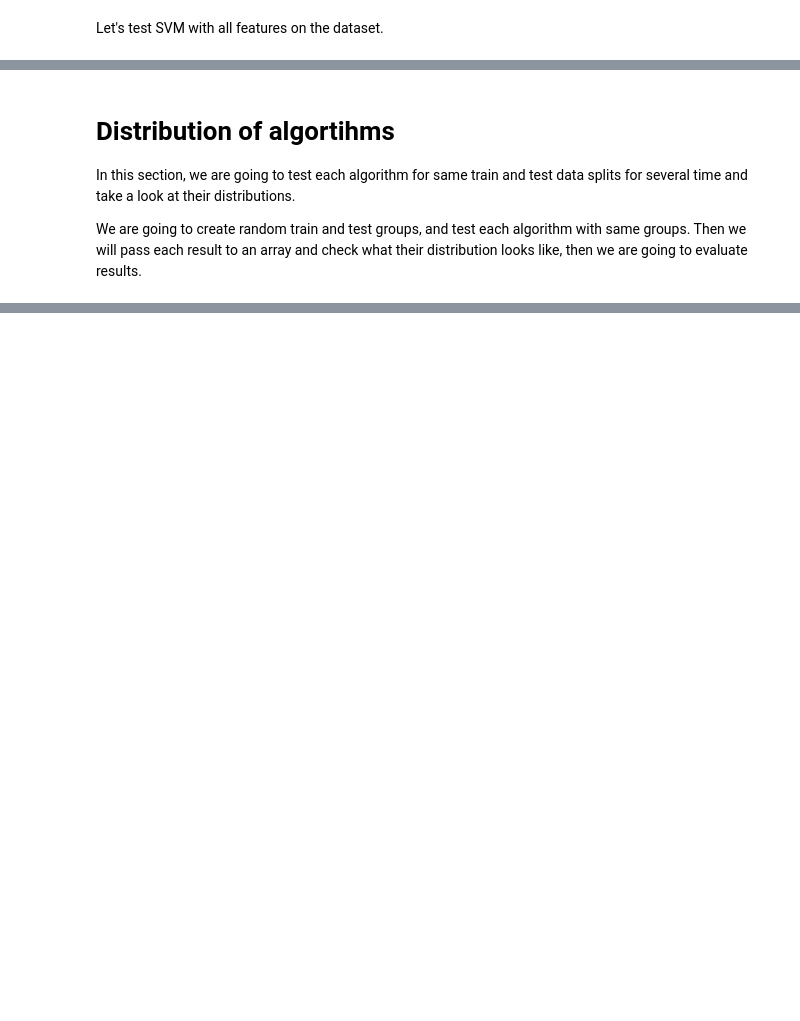
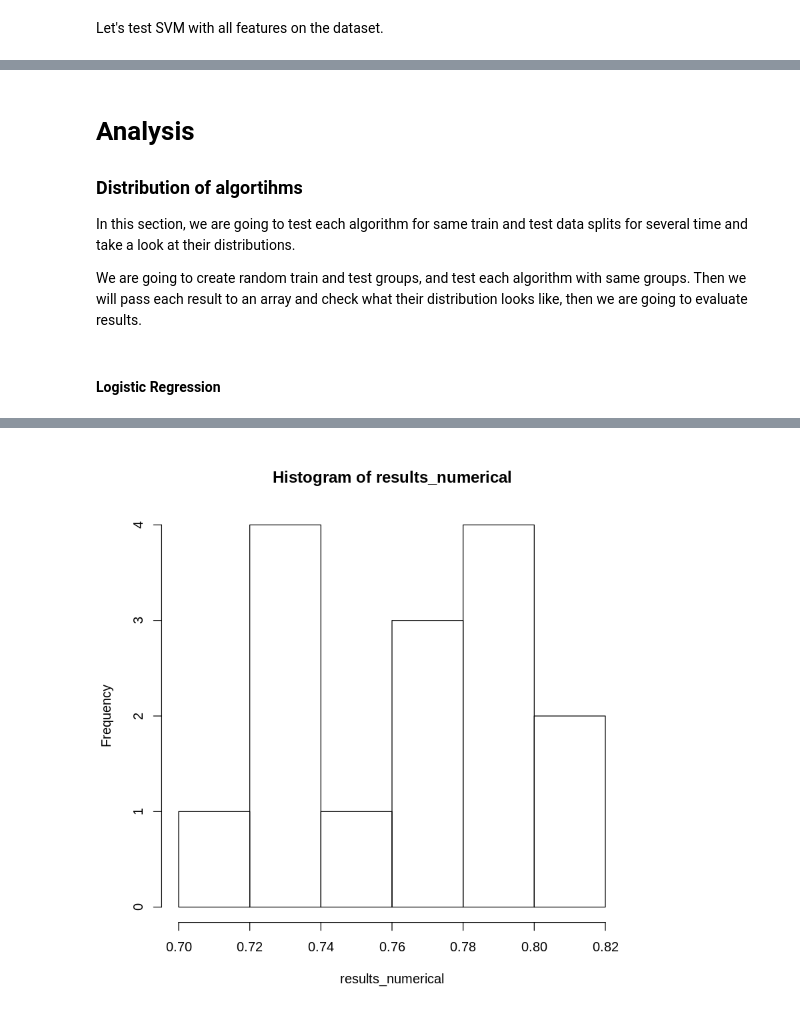
Before and after one commit to emrekuecuek/GraduationProject, a Jupyter notebook: GradProject_R.ipynb, the cells around one changed output, grey strips where cells are left out. Drawn from its saved outputs; the diff is of its cells as text; code cells hidden in the pictures; blank space fills up the shorter version.

Commit message:
analysis-started-foreach-algorithm

```diff
--- a/GradProject_R.ipynb
+++ b/GradProject_R.ipynb
@@ -573,8 +557,37 @@ predictions  0  1
 
        'Positive' Class : 0
 # %% [markdown]
-# Distribution of algortihms
+# Analysis
+
+### Distribution of algortihms
 
 In this section, we are going to test each algorithm for same train and test data splits for several time and take a look at their distributions.
 
 We are going to create random train and test groups, and test each algorithm with same groups. Then we will pass each result to an array and check what their distribution looks like, then we are going to evaluate results.
+# %% [markdown]
+#### Logistic Regression
+# %%
+results_numerical <- c()
+results_all <- c()
+for(i in 1:15){
+    n <- nrow(myData)
+    test <- sample(1:n, n*0.25)
+    train <- -test
+    model_numerical <- glm(V15 ~ V2 + V3 + V7 + V10 + V13 + V14, data=myData[train,], binomial)
+    oddsratio_numerical <- exp(predict(model_numerical,myData[test,]))
+    predicted_numerical <- ifelse(oddsratio_numerical > 0.75,1,0)
+    cm_numerical <- confusionMatrix(table(predicted_numerical,real=myData[test,15]))
+    results_numerical <- c(results_numerical, cm_numerical$overall['Accuracy'])
+
+
+    model_all<- glm(V15 ~ .,  data=myData[train,], binomial)
+    oddsratio_all <- exp(predict(model_all,myData[test,]))
+    predicted_all <- ifelse(oddsratio_all > 0.75,1,0)
+    cm_all <- confusionMatrix(table(predicted_all,real=myData[test,15]))
+    results_all <- c(results_all, cm_all$overall['Accuracy'])
+
+
+}
+
+hist(results_numerical)
+# %% [output]
@@ -580,0 +611 @@ We are going to create random train and test groups, and test each algorithm wit
+[figure, added]
```
Also changed, not shown: parts of 18 cells of this notebook.
